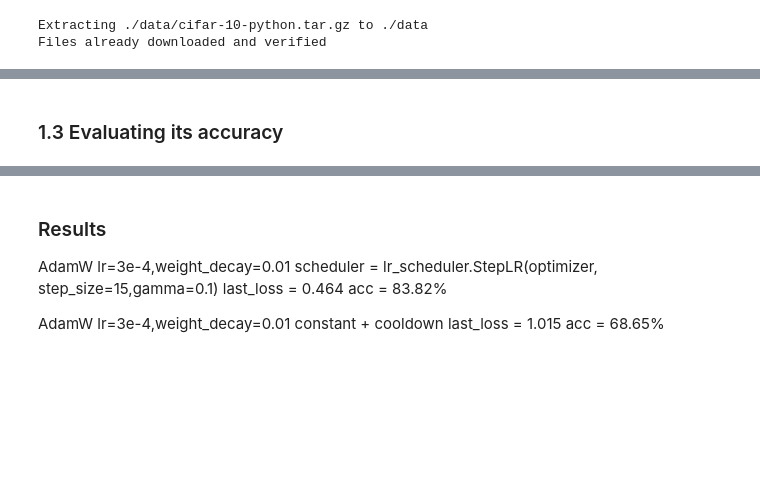
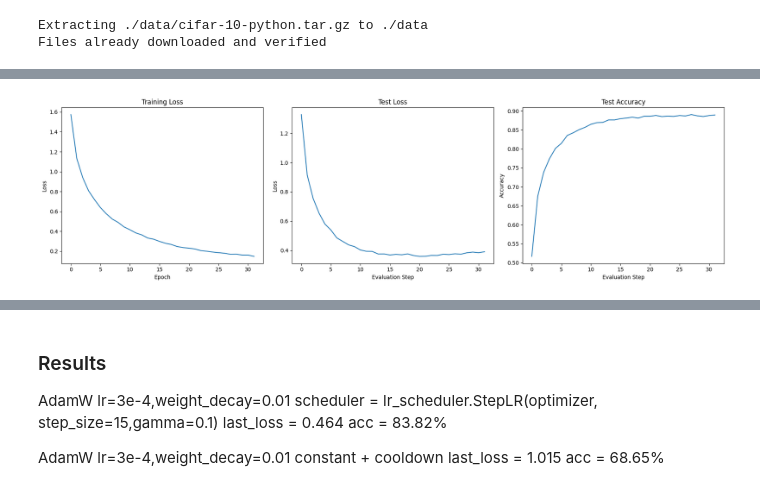
Before and after one commit to Alfafa0702/MDS5122-DL, a Jupyter notebook: dl-hw1.ipynb, the cells around one changed output, grey strips where cells are left out. Cells and saved outputs as stored; diff of their text form; code cells hidden in the pictures; blank space fills up the shorter version.

Commit message:
Kaggle Notebook | DL Hw1 | test new test_loss plot

```diff
--- a/dl-hw1.ipynb
+++ b/dl-hw1.ipynb
@@ -95,15 +209,15 @@ optim_kwargs = dict(
 # %%
 # our network architecture
 net = nn.Sequential(
-    nn.Conv2d(3, 128, 3, padding=1), nn.ReLU(inplace=True), nn.MaxPool2d(2), nn.Dropout(0.3),
-    nn.Conv2d(128, 256, 3, padding=1), nn.ReLU(inplace=True), nn.MaxPool2d(2), nn.Dropout(0.3),
-    nn.Conv2d(256, 512, 3, padding=1), nn.ReLU(inplace=True),
-    nn.Conv2d(512, 512, 3, padding=1), nn.ReLU(inplace=True),
-    nn.Conv2d(512, 256, 3, padding=1), nn.ReLU(inplace=True), nn.MaxPool2d(2), nn.Dropout(0.3),
+    nn.Conv2d(3, 128, 3, padding=1), nn.ReLU(inplace=True), nn.MaxPool2d(2),nn.BatchNorm2d(128),
+    nn.Conv2d(128, 256, 3, padding=1), nn.ReLU(inplace=True), nn.MaxPool2d(2),nn.BatchNorm2d(256),
+    nn.Conv2d(256, 512, 3, padding=1), nn.ReLU(inplace=True),nn.BatchNorm2d(512),
+    nn.Conv2d(512, 512, 3, padding=1), nn.ReLU(inplace=True),nn.BatchNorm2d(512),
+    nn.Conv2d(512, 256, 3, padding=1), nn.ReLU(inplace=True), nn.MaxPool2d(2),nn.BatchNorm2d(256),
     nn.Flatten(),
-    nn.Linear(256 * 4 * 4, 512), nn.ReLU(inplace=True), nn.Dropout(0.5),
-    nn.Linear(512, 256), nn.ReLU(inplace=True), nn.Dropout(0.5),
-    nn.Linear(256, 128), nn.ReLU(inplace=True), nn.Dropout(0.5),
+    nn.Linear(256 * 4 * 4, 512), nn.ReLU(inplace=True), nn.Dropout(0.3),nn.BatchNorm1d(512),
+    nn.Linear(512, 256), nn.ReLU(inplace=True), nn.Dropout(0.3),nn.BatchNorm1d(256),
+    nn.Linear(256, 128), nn.ReLU(inplace=True), nn.Dropout(0.3),nn.BatchNorm1d(128),
     nn.Linear(128, 10),
 )
 
@@ -165,3 +310,31 @@ print("Finished Training")
 Finished Training
-# %% [markdown]
-### 1.3 Evaluating its accuracy
+# %%
+# 可视化
+plt.figure(figsize=(18, 5))
+
+# 训练损失曲线
+plt.subplot(1, 3, 1)
+plt.plot(range(num_epochs), losses)
+plt.xlabel('Epoch')
+plt.ylabel('Loss')
+plt.title('Training Loss')
+
+# 测试损失曲线
+plt.subplot(1, 3, 2)
+plt.plot(range(len(test_losses)), test_losses)
+plt.xlabel('Evaluation Step')
+plt.ylabel('Loss')
+plt.title('Test Loss')
+
+# 测试准确率曲线
+plt.subplot(1, 3, 3)
+plt.plot(range(len(accuracies)), accuracies)
+plt.xlabel('Evaluation Step')
+plt.ylabel('Accuracy')
+plt.title('Test Accuracy')
+
+plt.tight_layout()
+plt.savefig('Variant1_2_results.jpg')
+plt.show()
+# %% [output]
+[figure, added]
```
Also changed, not shown: parts of 43 cells of this notebook.
